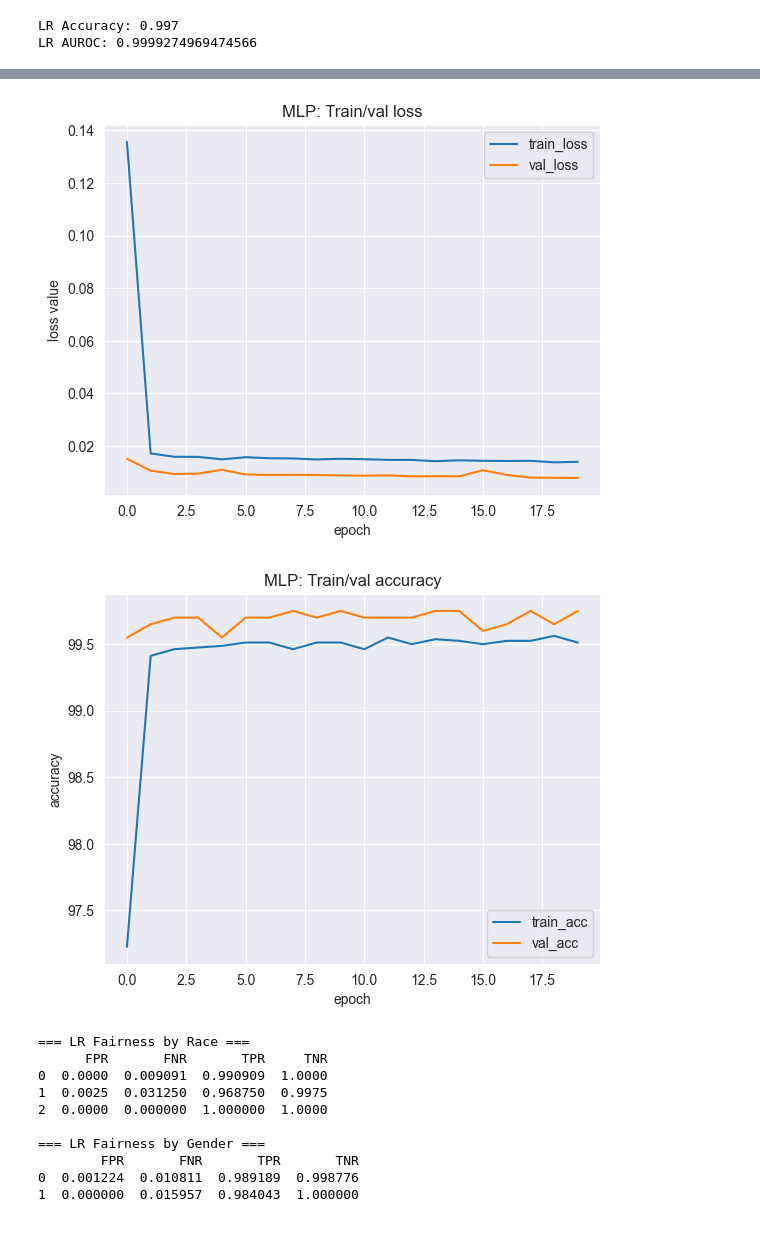
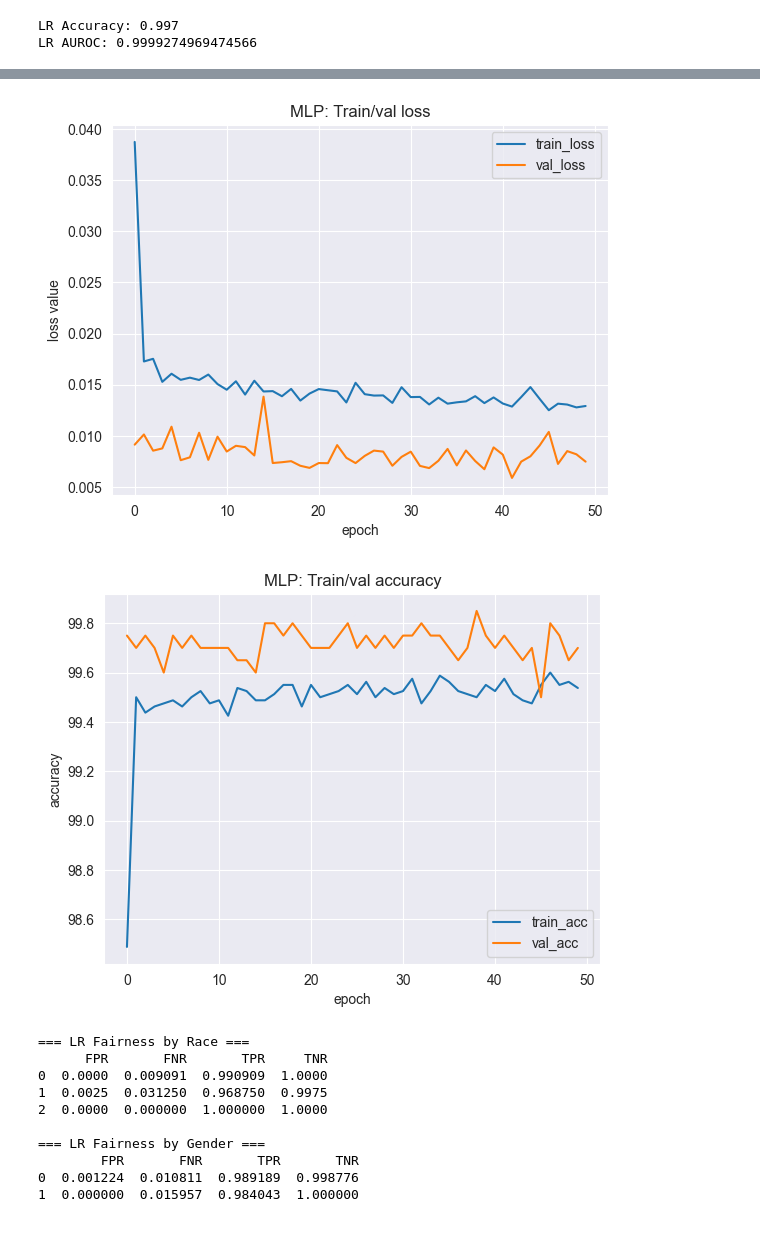
Before and after one commit to isabelle-bustamante/diabetes-fairness-ml, a Jupyter notebook: experiments/02_measure_bias_world.ipynb, the cells around one changed output, grey strips where cells are left out. Saved outputs shown, nothing was run; the diff lists cells and outputs as text; code cells hidden in the pictures.

```diff
--- a/experiments/02_measure_bias_world.ipynb
+++ b/experiments/02_measure_bias_world.ipynb
@@ -58,8 +58,8 @@ mlp_results = train_mlp_model(
     X_test_s, y_test,
     input_dim=len(features),
     hidden_dim=32,
-    n_epochs=20,
-    lr=0.001
+    n_epochs=50,
+    lr=0.01
 )
 
 print("MLP Accuracy:", mlp_results["accuracy"])
@@ -85,5 +85,5 @@ MLP AUROC: 0.9999357359307003
-[figure, old version]
+[figure, new version]
-[figure, old version]
+[figure, new version]
 # %%
 race_test = df.loc[X_test.index, "race"]
 gender_test = df.loc[X_test.index, "gender"]
```
Also changed, not shown: parts of 1 cell of this notebook, 3 other files.
